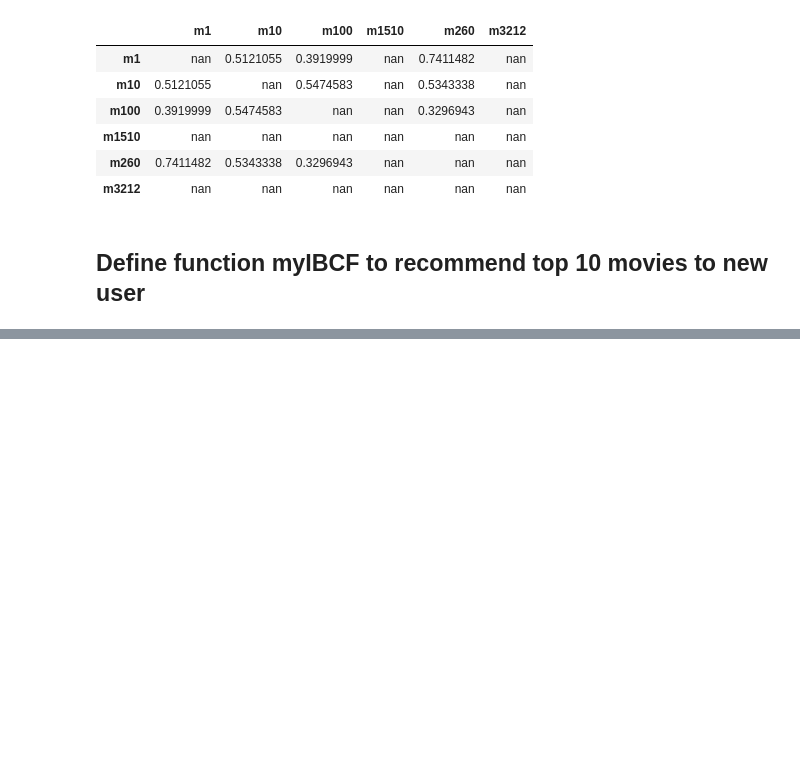
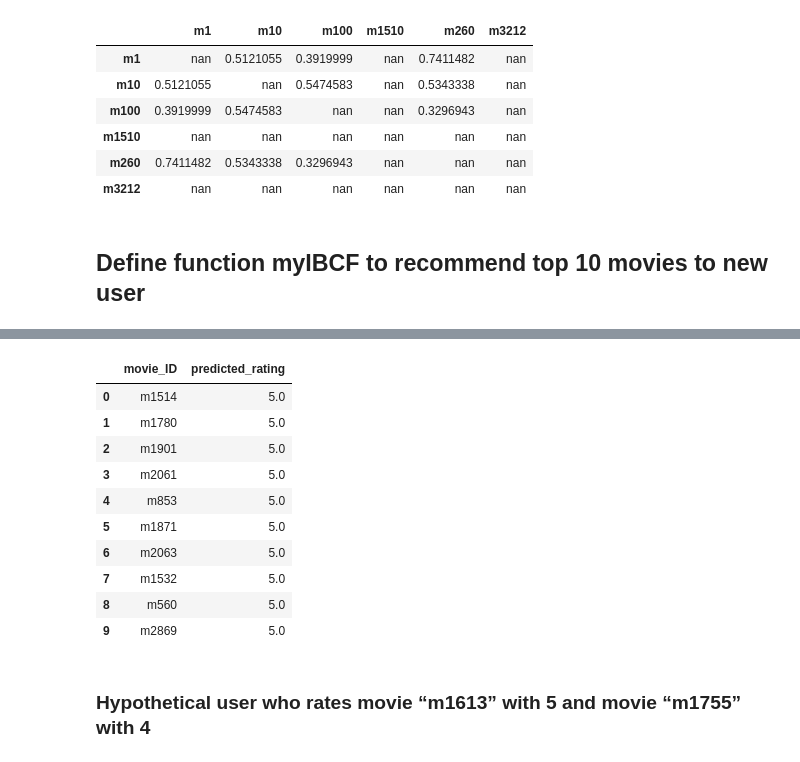
Before and after one commit to NealRyan/CS_598_Project_4-Movie_Recommender_System, a Jupyter notebook: Project_4_System_II.ipynb, the cells around one changed output, grey strips where cells are left out. Drawn from its saved outputs; the diff is of its cells as text; code cells hidden in the pictures; blank space fills up the shorter version.

```diff
--- a/System_II_Similarity_Matrix.ipynb
+++ b/Project_4_System_II.ipynb
@@ -413,0 +435,20 @@ def myIBCF(newuser, n_recommendations=10, min_rating_recommended=3.0, min_simila
+# %%
+u1351_ratings = user_movie_df.loc["u1351", :].to_numpy()
+# %%
+u1351_recommended_movies, u1351_pred_ratings = myIBCF(u1351_ratings)
+# %%
+pd.DataFrame({"movie_ID": u1351_recommended_movies, "predicted_rating": u1351_pred_ratings})
+# %% [output]
+|  | movie_ID | predicted_rating |
+| 0 | m1514 | 5.0 |
+| 1 | m1780 | 5.0 |
+| 2 | m1901 | 5.0 |
+| 3 | m2061 | 5.0 |
+| 4 | m853 | 5.0 |
+| 5 | m1871 | 5.0 |
+| 6 | m2063 | 5.0 |
+| 7 | m1532 | 5.0 |
+| 8 | m560 | 5.0 |
+| 9 | m2869 | 5.0 |
+# %% [markdown]
+### Hypothetical user who rates movie “m1613” with 5 and movie “m1755” with 4
```
Also changed, not shown: parts of 14 cells of this notebook.
